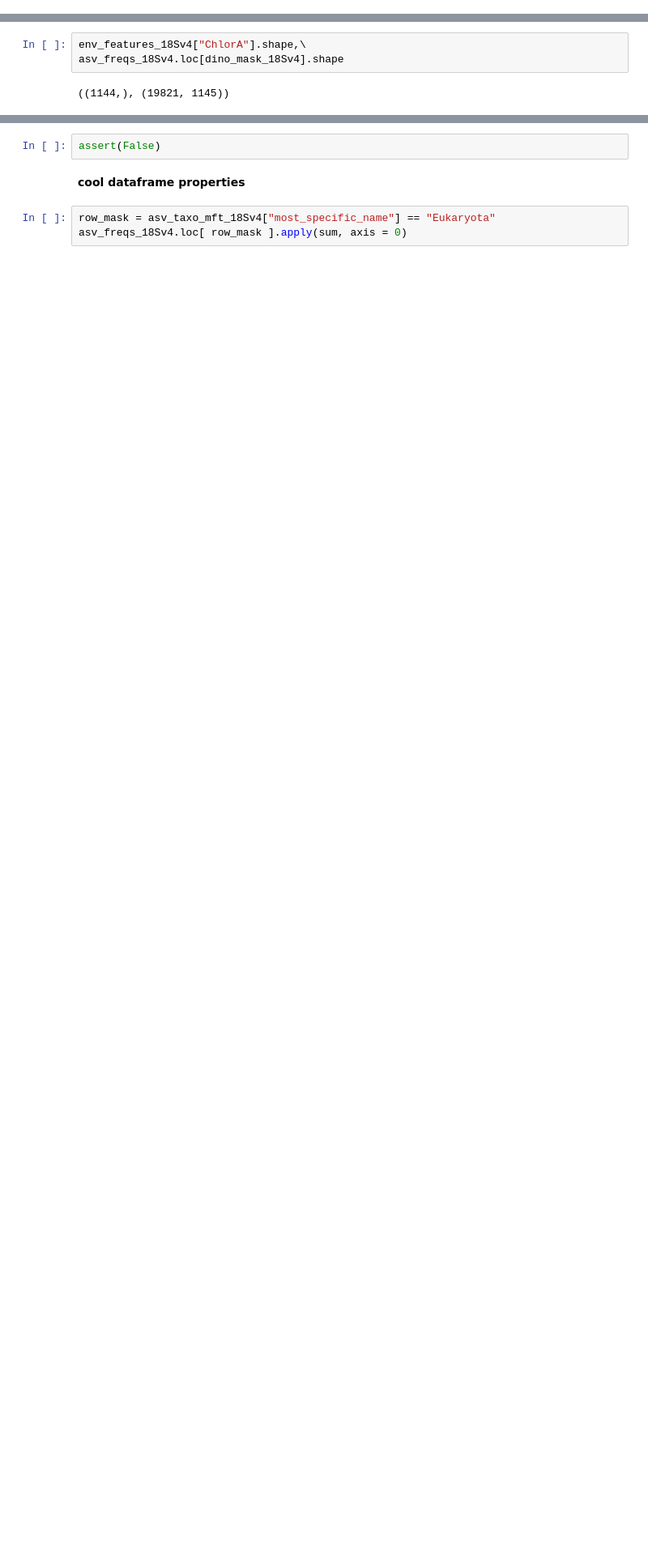
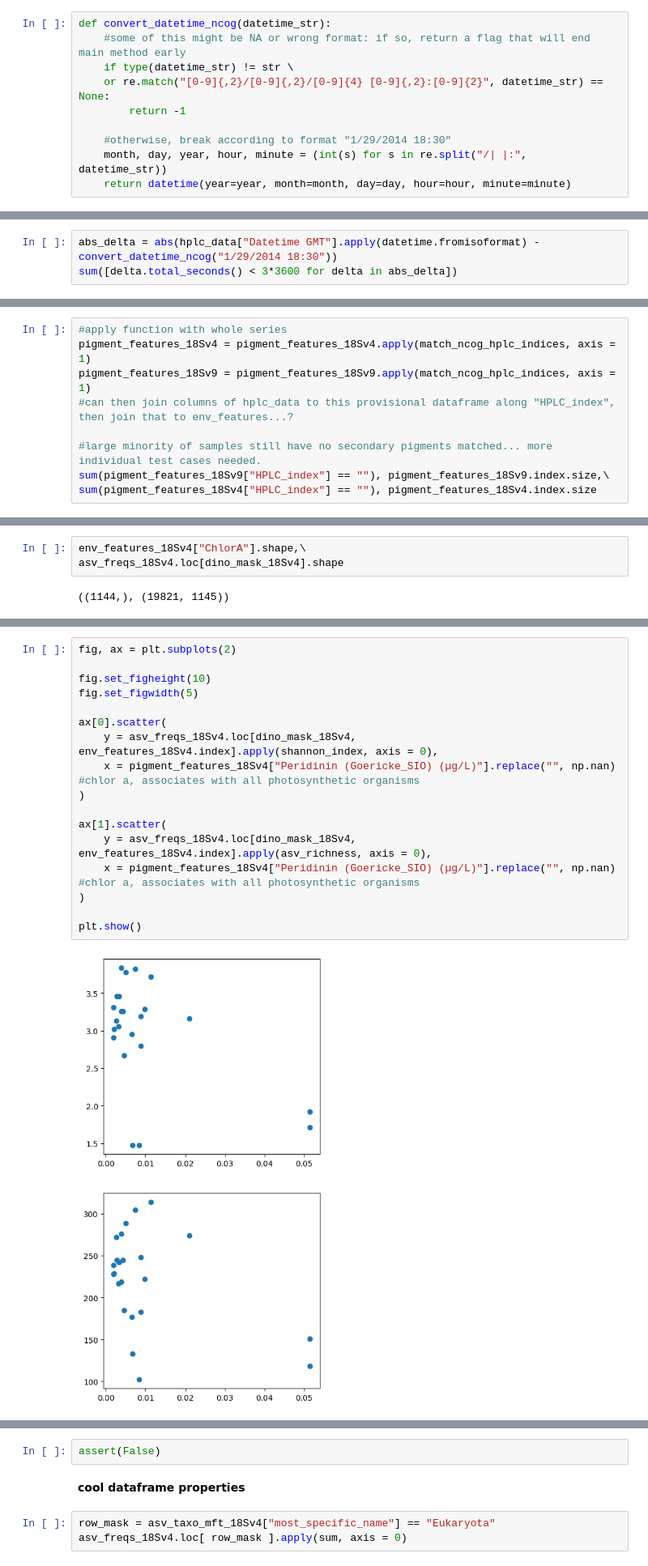
Before and after one commit to boopalaarul/ncog-mixoplankton-amplicon, a Jupyter notebook: NCOG mixoplankton diversity & env. variables, preprocessing.ipynb, the cells around one changed output, grey strips where cells are left out. Shown at 81% size. Saved outputs shown, nothing was run; the diff lists cells and outputs as text; blank space fills up the shorter version.

Commit message:
added pigment data to environmental features

```diff
--- a/NCOG mixoplankton diversity & env. variables, preprocessing.ipynb
+++ b/NCOG mixoplankton diversity & env. variables, preprocessing.ipynb
@@ -294,0 +322,10 @@ species_proportions_18Sv9
+# %%
+def convert_datetime_ncog(datetime_str):
+    #some of this might be NA or wrong format: if so, return a flag that will end main method early
+    if type(datetime_str) != str \
+    or re.match("[0-9]{,2}/[0-9]{,2}/[0-9]{4} [0-9]{,2}:[0-9]{2}", datetime_str) == None:
+        return -1
+
+    #otherwise, break according to format "1/29/2014 18:30"
+    month, day, year, hour, minute = (int(s) for s in re.split("/| |:", datetime_str))
+    return datetime(year=year, month=month, day=day, hour=hour, minute=minute)
@@ -294,0 +347,3 @@ species_proportions_18Sv9
+# %%
+abs_delta = abs(hplc_data["Datetime GMT"].apply(datetime.fromisoformat) - convert_datetime_ncog("1/29/2014 18:30"))
+sum([delta.total_seconds() < 3*3600 for delta in abs_delta])
@@ -294,0 +438,9 @@ species_proportions_18Sv9
+# %%
+#apply function with whole series
+pigment_features_18Sv4 = pigment_features_18Sv4.apply(match_ncog_hplc_indices, axis = 1)
+pigment_features_18Sv9 = pigment_features_18Sv9.apply(match_ncog_hplc_indices, axis = 1)
+#can then join columns of hplc_data to this provisional dataframe along "HPLC_index", then join that to env_features...?
+
+#large minority of samples still have no secondary pigments matched... more individual test cases needed.
+sum(pigment_features_18Sv9["HPLC_index"] == ""), pigment_features_18Sv9.index.size,\
+sum(pigment_features_18Sv4["HPLC_index"] == ""), pigment_features_18Sv4.index.size
@@ -589,3 +859,22 @@ ax[1].scatter(
 plt.show()
 # %% [output]
 [figure]
+# %%
+fig, ax = plt.subplots(2)
+
+fig.set_figheight(10)
+fig.set_figwidth(5)
+
+ax[0].scatter(
+    y = asv_freqs_18Sv4.loc[dino_mask_18Sv4, env_features_18Sv4.index].apply(shannon_index, axis = 0),
+    x = pigment_features_18Sv4["Peridinin (Goericke_SIO) (µg/L)"].replace("", np.nan) #chlor a, associates with all photosynthetic organisms
+)
+
+ax[1].scatter(
+    y = asv_freqs_18Sv4.loc[dino_mask_18Sv4, env_features_18Sv4.index].apply(asv_richness, axis = 0),
+    x = pigment_features_18Sv4["Peridinin (Goericke_SIO) (µg/L)"].replace("", np.nan) #chlor a, associates with all photosynthetic organisms
+)
+
+plt.show()
+# %% [output]
+[figure, added]
```
Also changed, not shown: parts of 23 cells of this notebook, 1 other file.
